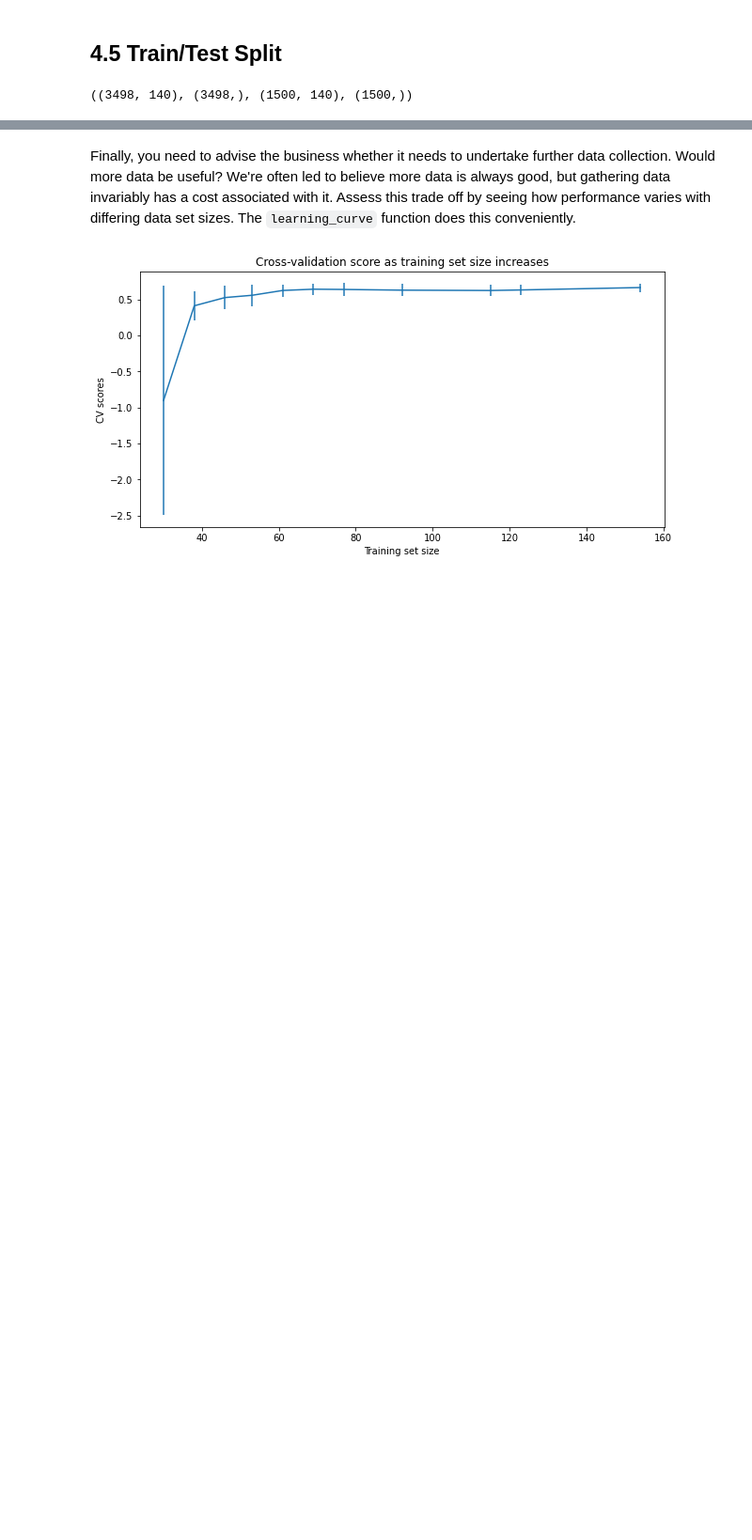
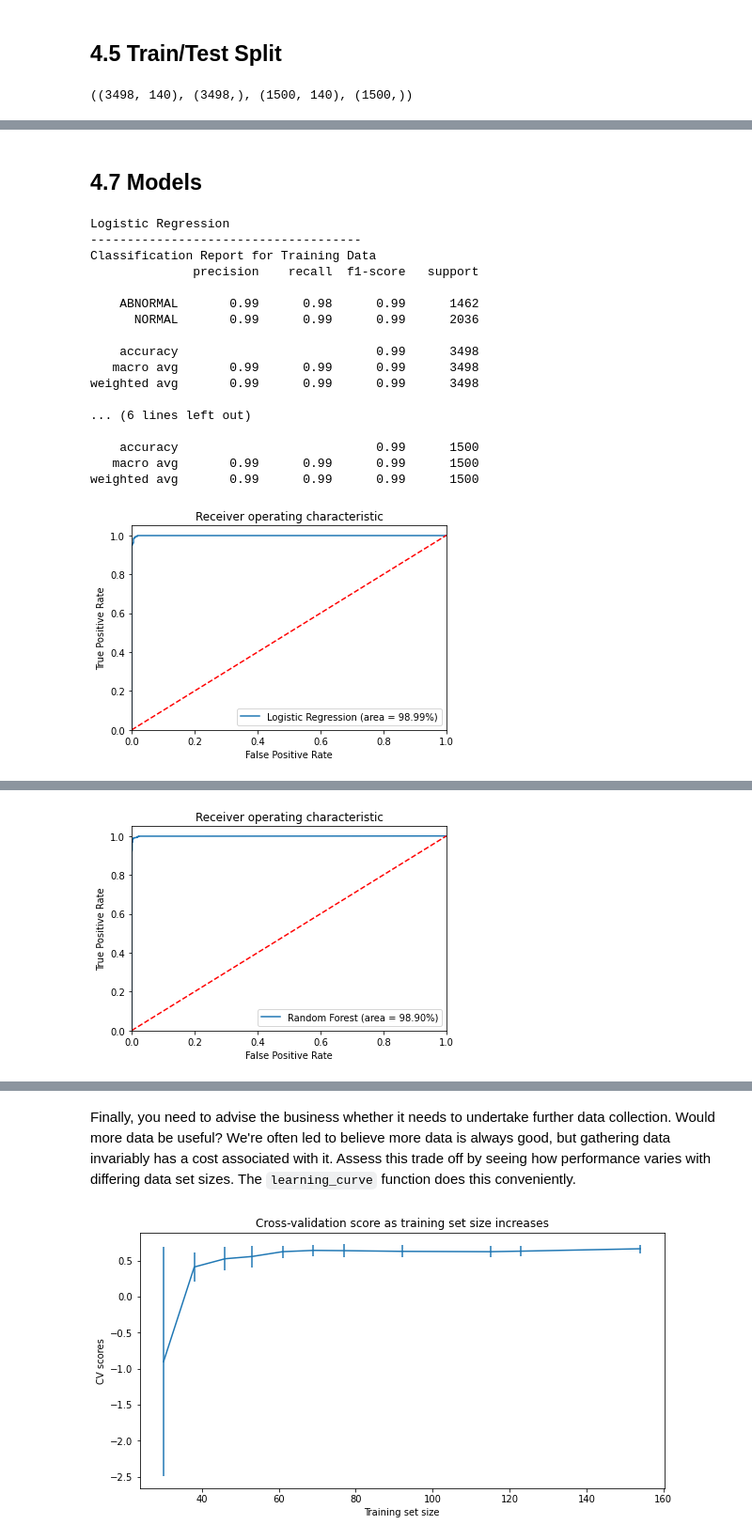
Before and after one commit to azarbarzin/Springboard, a Jupyter notebook: Capstone Project 2/Notebooks/04_preprocessing_and_training.ipynb, the cells around one changed output, grey strips where cells are left out. Shown at 94% size. Drawn from its saved outputs; the diff is of its cells as text; code cells hidden in the pictures; blank space fills up the shorter version.

```diff
--- a/Capstone Project 2/Notebooks/04_preprocessing_and_training.ipynb
+++ b/Capstone Project 2/Notebooks/04_preprocessing_and_training.ipynb
@@ -117,3 +91,7 @@ ecg_data.head().T
 | t139 | 0.193137 | -1.436250 | -0.421797 | -0.383564 | 1.421456 |
 | Target | 1.000000 | 1.000000 | 1.000000 | 1.000000 | 1.000000 |
 141 rows × 5 columns
+# %%
+# ecg_data.Target = ['ABNORMAL' if x == 0.0 else 'NORMAL' for x in ecg_data.Target]
+ecg_data.Target = ecg_data.Target.astype('int')
+ecg_data.head().T
@@ -499,8 +121,0 @@ The above suggests a good value for k is ?. There was an initial rapid increase
-# %%
-pipe6 = make_pipeline(
-    StandardScaler(),
-    LGBMClassifier(n_jobs=-1, random_state=42)
-)
-pipe6.fit(X_train, y_train)
-y_tr_pred = pipe6.predict(X_train)
-y_te_pred = pipe6.predict(X_test)
@@ -584,0 +124,10 @@ The LightGBM model is selected as the model because of:
+# %%
+def scale_data(Scaler,X_train, X_test):
+    sc = Scaler
+    X_train = sc.fit_transform(X_train)
+    X_test = sc.transform(X_test)
+    return X_train, X_test
+
+X_train, X_test = scale_data(StandardScaler(),X_train, X_test )
+# %% [markdown]
+## 4.7 Models<a id='4.7_Models'></a>
@@ -584,0 +204,47 @@ The LightGBM model is selected as the model because of:
+# %%
+# define 3 models LogisticRegression, RandomForestClassifier, and KNeighborsClassifier and their parameters
+params = [
+    {'classifier' : [LogisticRegression(random_state=42)], 'model_name' : ['Logistic Regression'],
+    'param_grid': { 'penalty' : ['l1', 'l2', None], 'C' : np.logspace(-3,3,7), 'solver' : ['newton-cg', 'lbfgs', 'liblinear']}},
+    {'classifier' : [RandomForestClassifier(random_state=42)], 'model_name' : ['Random Forest'],
+    'param_grid': { 'n_estimators' : list(range(10,100,200)), 'max_depth' : [4,5,6,7,8], 'criterion' :['gini', 'entropy']}},
+    {'classifier' : [KNeighborsClassifier()], 'model_name' : ['K_Neighbors'],
+    'param_grid': { 'weights': ['uniform','distance'],'n_neighbors': [2]}}
+]
+
+
+# define a dataframe to save performance metrics
+df_results = pd.DataFrame(columns=['model_name', 'Accuracy on training data', 'Accuracy on training data',
+'Precision score on training data', 'Precision score  on test data',
+'Recall score on training data', 'Recall score  on test data',
+'F1 score on training data', 'F1 score  on test data',
+'Classification Report for Training Data',
+'Classification Report for Test Data',
+'best_params_'])
+
+# train and test models
+for model_params in params:
+    model = model_params['classifier'][0]
+    param_grid = model_params['param_grid']
+    model_name = model_params['model_name'][0]
+    result = train_test_model(model, param_grid, X_train, y_train, X_test, y_test, model_name)
+    df_results.loc[len(df_results.index)] = result
+# %% [output]
+Logistic Regression
+-------------------------------------
+Classification Report for Training Data
+              precision    recall  f1-score   support
+
+    ABNORMAL       0.99      0.98      0.99      1462
+      NORMAL       0.99      0.99      0.99      2036
+
+    accuracy                           0.99      3498
+   macro avg       0.99      0.99      0.99      3498
+weighted avg       0.99      0.99      0.99      3498
+
+... (6 lines left out)
+
+    accuracy                           0.99      1500
+   macro avg       0.99      0.99      0.99      1500
+weighted avg       0.99      0.99      0.99      1500
+[figure, added]
@@ -584,0 +268 @@ The LightGBM model is selected as the model because of:
+[figure, added]
```
Also changed, not shown: parts of 102 cells of this notebook, 6 other files.
